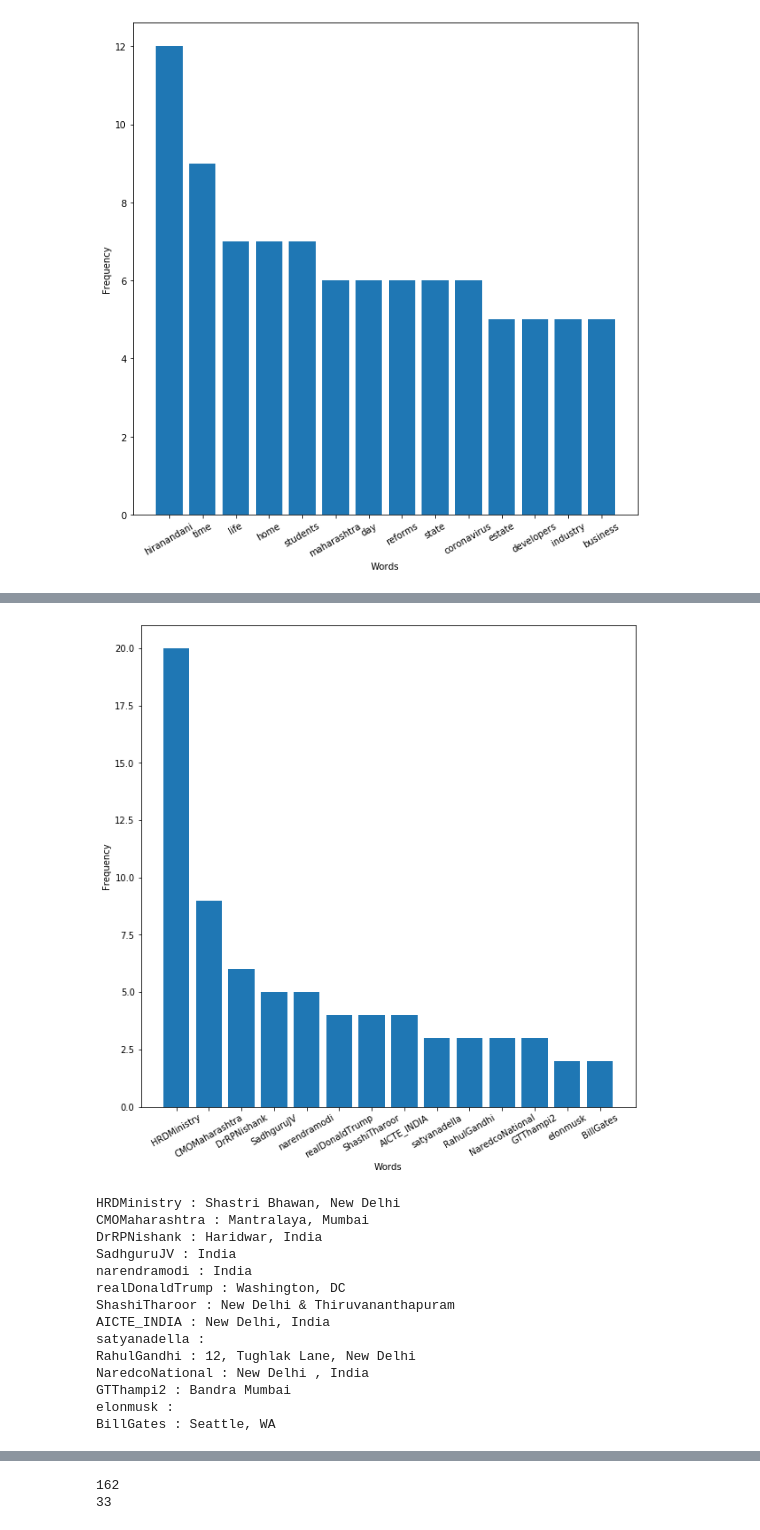
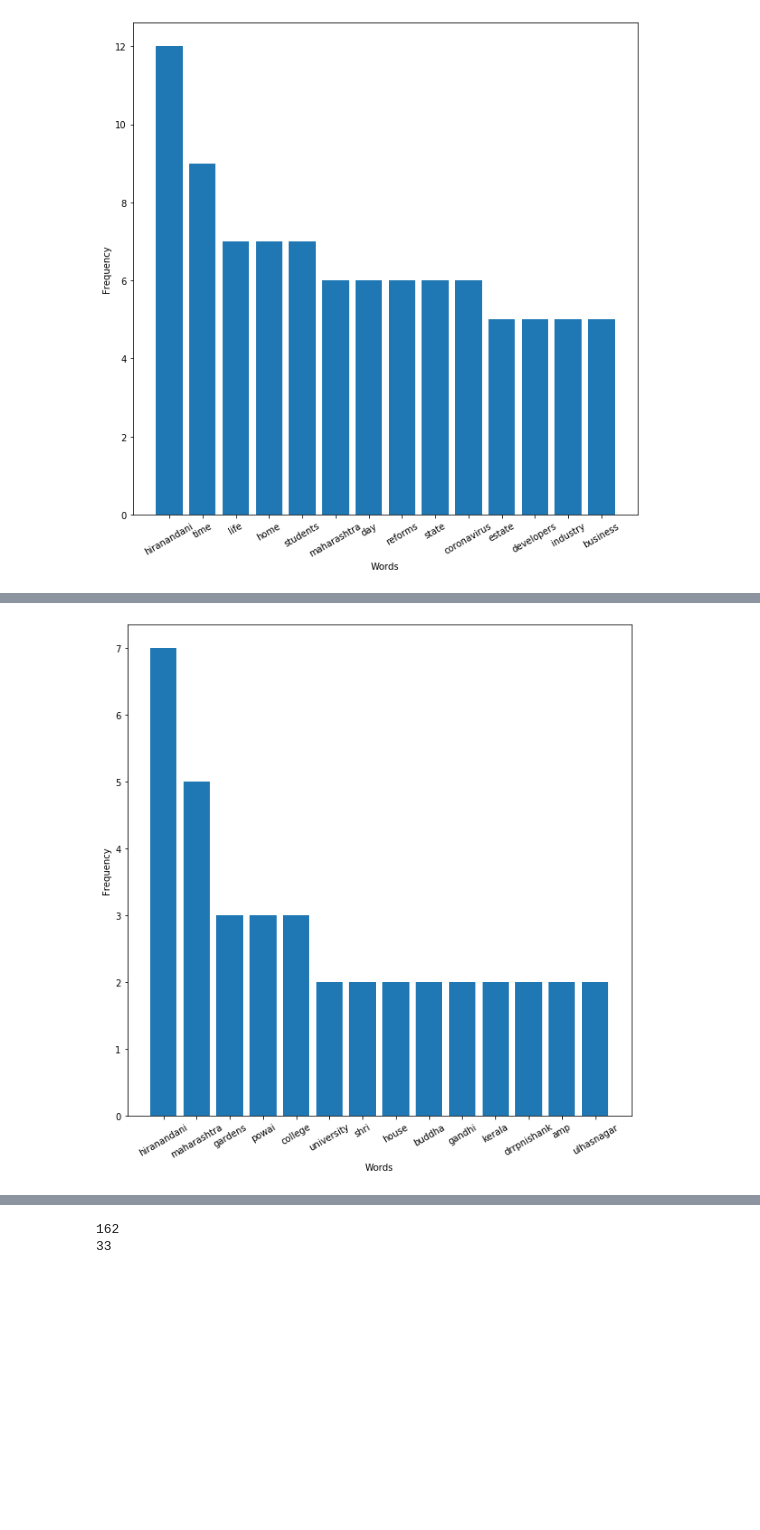
Before and after one commit to parthnagarkar875/Twitter-Profile-Analyzer, a Jupyter notebook: main.ipynb, the cells around one changed output, grey strips where cells are left out. Saved outputs shown, nothing was run; the diff lists cells and outputs as text; code cells hidden in the pictures; blank space fills up the shorter version.

```diff
--- a/main.ipynb
+++ b/main.ipynb
@@ -261,71 +277,7 @@ active.wordcloud(noun)
-# %%
-###############################################################################
-#Printing top 15 usernames of the users whose tweets were liked most frequently.
-###############################################################################
-
-def wordcloud(negative):
-   # hello=[]
-    content = ' '.join(negative)
-    tokenized_word = word_tokenize(content)
-    stop_words=set(stopwords.words("english"))
-    filtered_sent=[]
-    for w in tokenized_word:
-        if w not in stop_words:
-            filtered_sent.append(w)
-    fdist = FreqDist(filtered_sent)
-    fd = pd.DataFrame(fdist.most_common(15), columns = ["Word","Frequency"]).drop([0]).reindex()
-
-    y=fd['Frequency']
-    x=fd['Word']
-#    print(fd)
-    index=np.arange(len(x))
-    fig=plt.figure(figsize=(10,10))
-    plt.bar(index,y)
-    plt.xlabel('Words',fontsize=10)
-    plt.ylabel('Frequency',fontsize=10)
-    plt.xticks(index,x,fontsize=10,rotation=30)
-    plt.show()
-
-
-
-
-ath=pd.Series(author)
-wordcloud(ath)
-# %% [output]
-[figure, removed]
-# %%
-###############################################################################
-#Printing locations of the top 15 users whose tweets were liked most frequently by you.
-###############################################################################
-
-def locations(negative):
-   # hello=[]
-    content = ' '.join(negative)
-    tokenized_word = word_tokenize(content)
-    stop_words=set(stopwords.words("english"))
-    filtered_sent=[]
-    for w in tokenized_word:
-        if w not in stop_words:
-            filtered_sent.append(w)
-    fdist = FreqDist(filtered_sent)
-    fd = pd.DataFrame(fdist.most_common(15), columns = ["Word","Frequency"]).drop([0]).reindex()
-    for i in fd['Word']:
-        stat=api.get_user(i)
-        print(i,":",stat.location)
-
-locations(author)
-# %% [output]
-HRDMinistry : Shastri Bhawan, New Delhi
-CMOMaharashtra : Mantralaya, Mumbai
-DrRPNishank : Haridwar, India
-SadhguruJV : India
-narendramodi : India
-realDonaldTrump : Washington, DC
-ShashiTharoor : New Delhi & Thiruvananthapuram
-AICTE_INDIA : New Delhi, India
-satyanadella :
-RahulGandhi : 12, Tughlak Lane, New Delhi
-NaredcoNational : New Delhi , India
-GTThampi2 : Bandra Mumbai
-elonmusk :
-BillGates : Seattle, WA
+# %%
+###############################################################################
+#Printing the named entities which consist of Organization, Person and Location mentioned in the tweets liked by you.
+###############################################################################
+a.ner_tagging(2)
+# %% [output]
+[figure, added]
```
Also changed, not shown: parts of 6 cells of this notebook.
